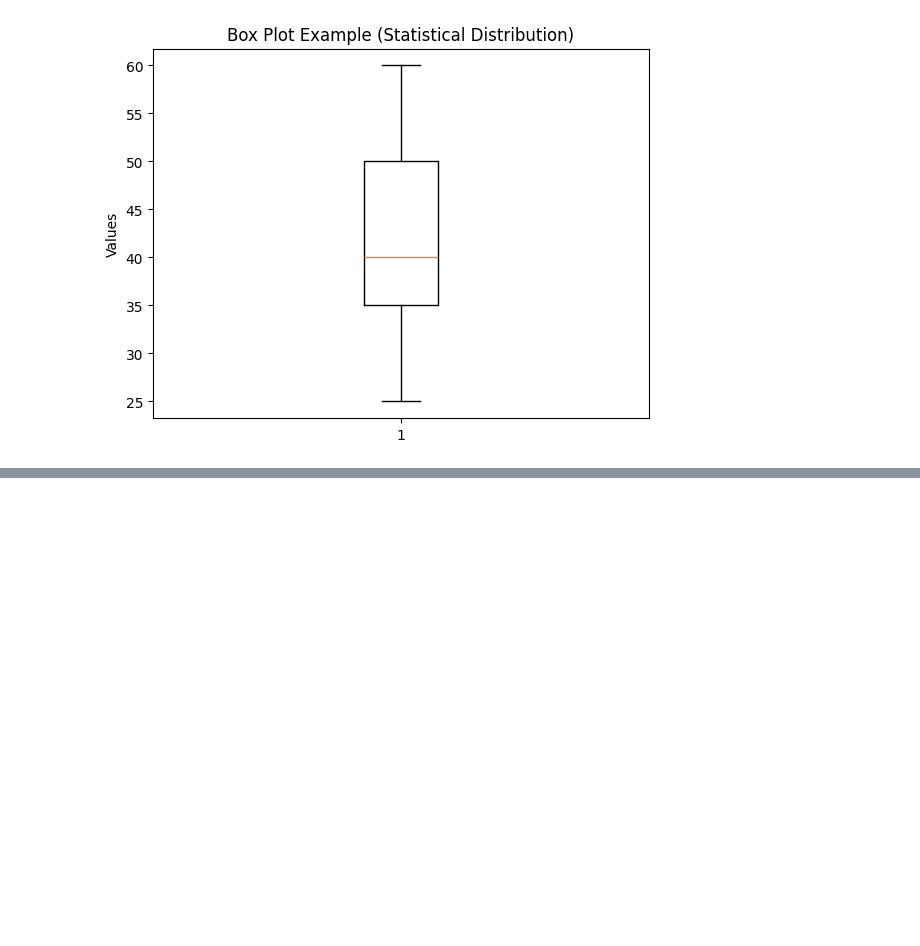
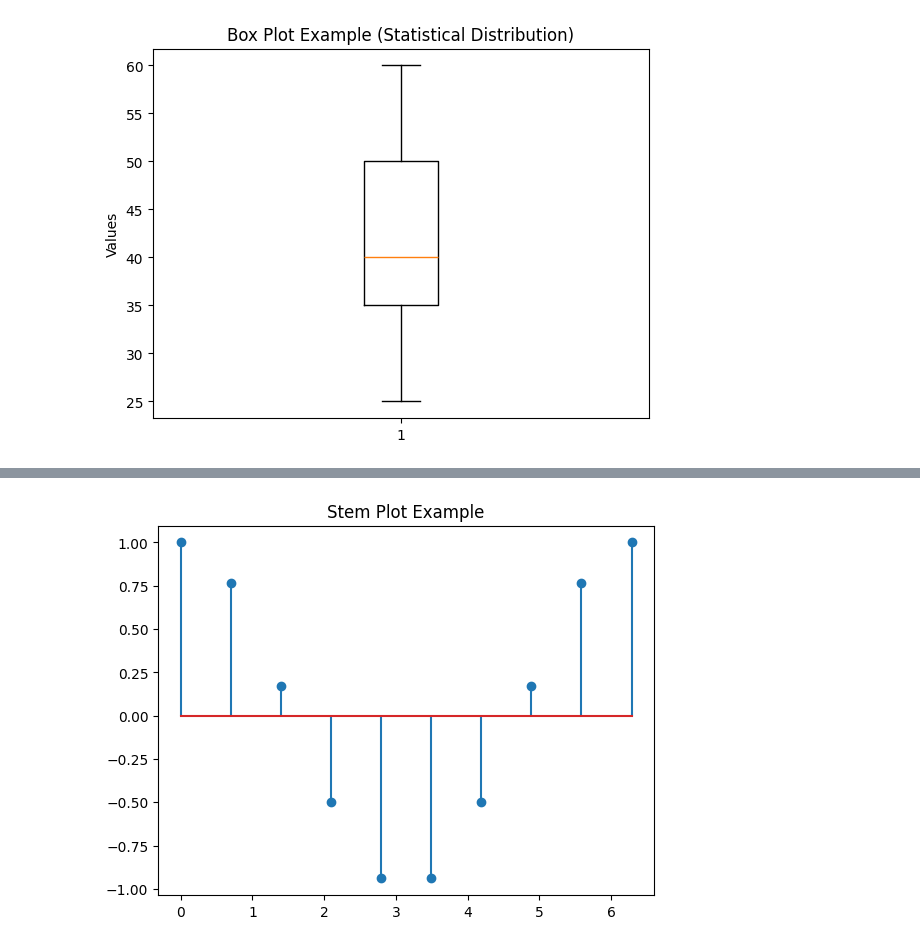
Before and after one commit to SindhuKomireddyy/DataAnalysis, a Jupyter notebook: matplotlib.ipynb, the cells around one changed output, grey strips where cells are left out. Saved outputs shown, nothing was run; the diff lists cells and outputs as text; code cells hidden in the pictures; blank space fills up the shorter version.

```diff
--- a/matplotlib.ipynb
+++ b/matplotlib.ipynb
@@ -99,0 +108,8 @@ plt.show()
+# %%
+x = np.linspace(0, 2*np.pi, 10)
+y = np.cos(x)
+plt.stem(x, y)
+plt.title("Stem Plot Example")
+plt.show()
+# %% [output]
+[figure, added]
```
Also changed, not shown: parts of 10 cells of this notebook.
